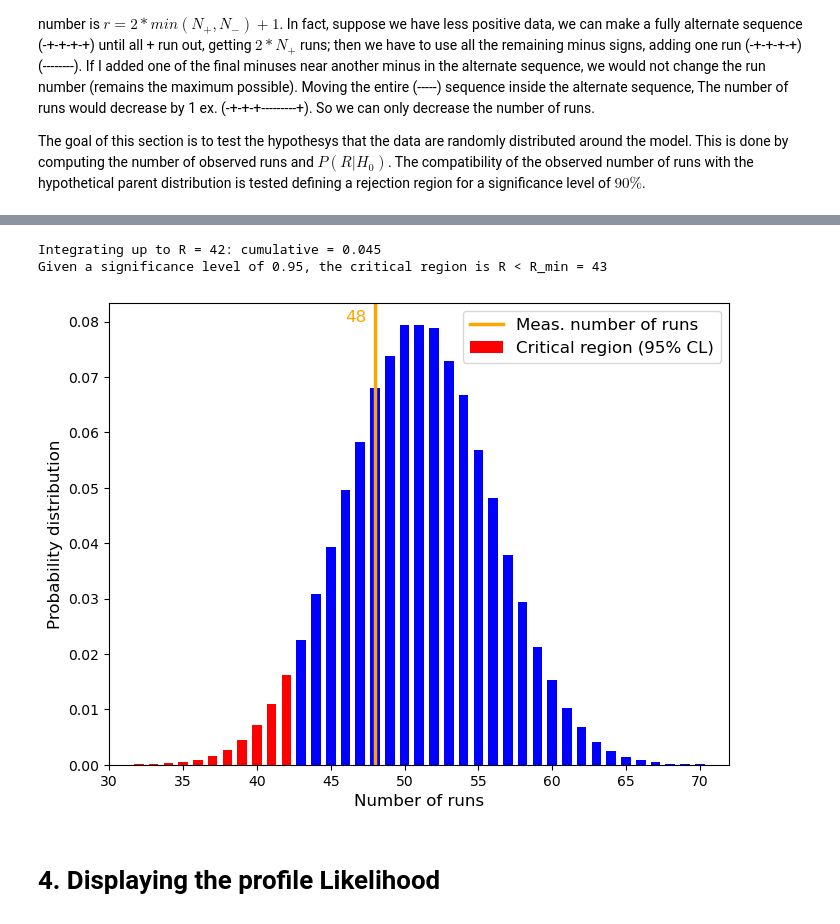
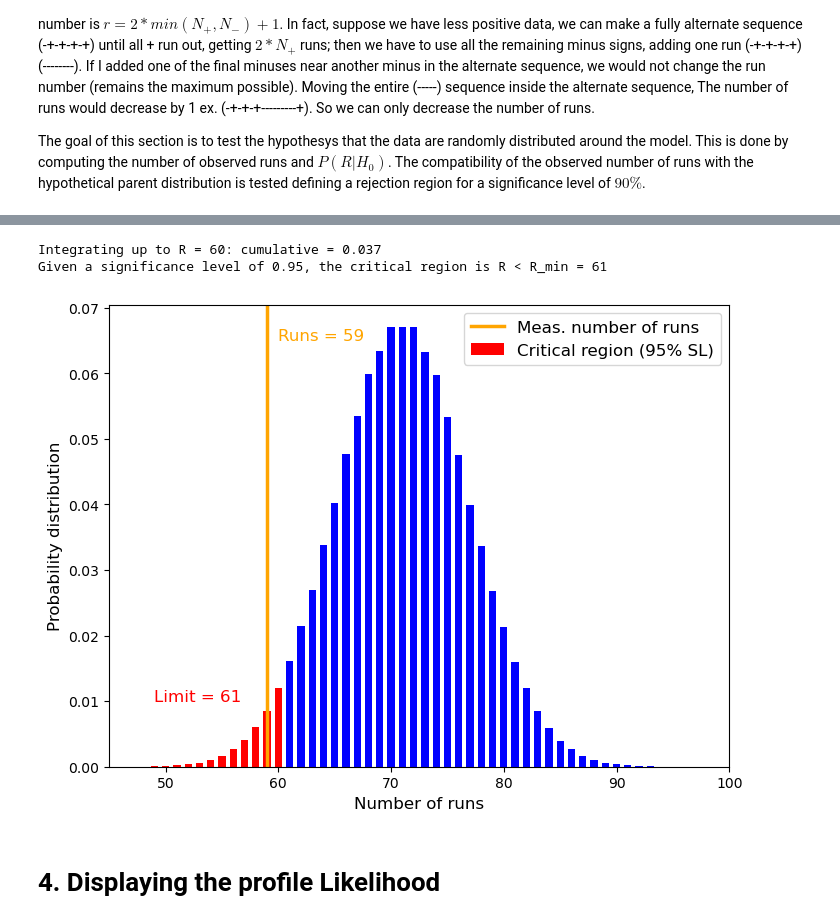
Before and after one commit to Matteo-Bellino/SMATEP_Project, a Jupyter notebook: Psi2S_RadanoBellino.ipynb, the cells around one changed output, grey strips where cells are left out. Cells and saved outputs as stored; diff of their text form; code cells hidden in the pictures.

```diff
--- a/Psi2S_RadanoBellino.ipynb
+++ b/Psi2S_RadanoBellino.ipynb
@@ -194,7 +194,7 @@ a3                   -0.0354694  +/-   0.012       False
 # %%
 # Creating the plot with each component of the model
 
-bin_number = 100
+bin_number = 140
 binned_data, bin_edges = np.histogram(data_HS, bins=bin_number)
 err_binned_data = np.sqrt(binned_data)
 bin_centers = (bin_edges[1:]+bin_edges[:-1])/2
@@ -385,24 +384,26 @@ quantile = R[np.searchsorted(CDF, alpha, side = 'left')]
 print(f"Integrating up to R = {R[np.searchsorted(CDF, alpha, side = 'left')]-1}: cumulative = {CDF[np.searchsorted(CDF, alpha)-1]:.3f}")
 print(f"Given a significance level of {significance_level}, the critical region is R < R_min = {quantile}")
 # %% [output]
-Integrating up to R = 42: cumulative = 0.045
-Given a significance level of 0.95, the critical region is R < R_min = 43
+Integrating up to R = 60: cumulative = 0.037
+Given a significance level of 0.95, the critical region is R < R_min = 61
 # %%
 # Plotting the probability distribution of the runs number and Hypothesis Testing
 plt.figure(figsize = (8,6))
 plt.bar(R[np.searchsorted(CDF, alpha, side = 'left'):], runs_pdf[np.searchsorted(CDF, alpha, side = 'left'):], width = 0.65, color = 'b')
-plt.bar(R[0:np.searchsorted(CDF, alpha, side = 'left')], runs_pdf[0:np.searchsorted(CDF, alpha, side = 'left')], width = 0.65, color = 'r', label = "Critical region (95% CL)")
-plt.axvline(len(runs), color='orange',linewidth = "2.5", label = "Meas. number of runs")
-plt.xlim([30,72])
+plt.bar(R[0:np.searchsorted(CDF, alpha, side = 'left')], runs_pdf[0:np.searchsorted(CDF, alpha, side = 'left')], width = 0.65, color = 'r', label = "Critical region (95% SL)")
+plt.axvline(len(runs), color='orange', linewidth = "2.5", label = "Meas. number of runs")
+plt.xlim([45,100])
 plt.legend(fontsize = fs)
-plt.text(len(runs)-2, 0.08, f'{len(runs):.0f}', fontsize = fs, color = "orange")
+plt.text(len(runs)+1, 0.065, f'Runs = {len(runs):.0f}', fontsize = fs, color = "orange")
+plt.text(R[np.searchsorted(CDF, alpha, side = 'left')]-12, 0.01, f"Limit = {R[np.searchsorted(CDF, alpha, side = 'left')]:.0f}", fontsize = fs, color = "red")
+
 plt.ylabel("Probability distribution", fontsize = fs)
 plt.xlabel("Number of runs", fontsize = fs)
 
 
 plt.show()
 # %% [output]
-[figure, old version]
+[figure, new version]
 # %% [markdown]
 # 4. Displaying the profile Likelihood
 # %% [markdown]
```
Also changed, not shown: parts of 5 cells of this notebook.
